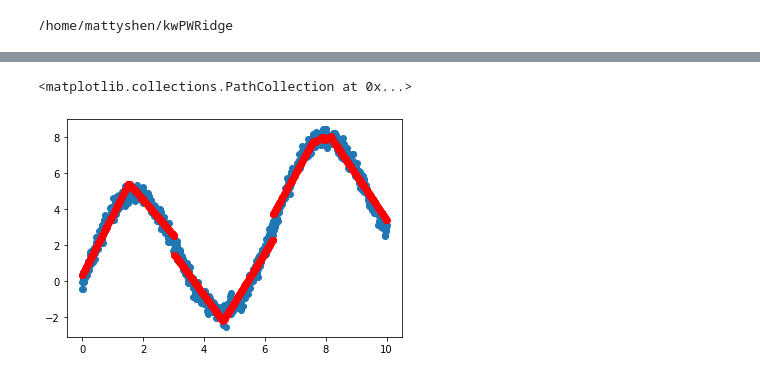
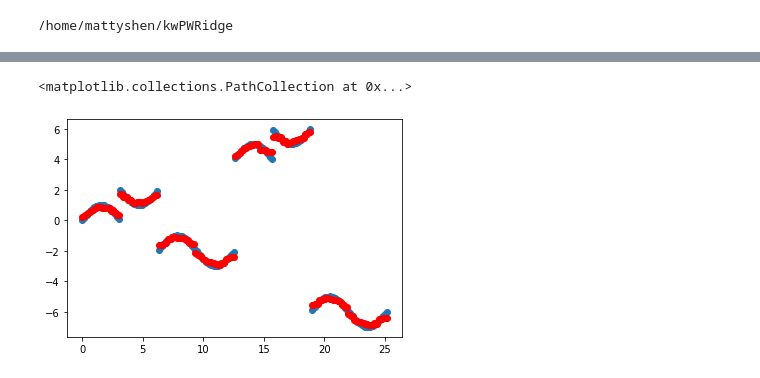
Before and after one commit to mattyshen/kwPWRidge, a Jupyter notebook: playground.ipynb, the cells around one changed output, grey strips where cells are left out. Cells and saved outputs as stored; diff of their text form; code cells hidden in the pictures.

Commit message:
shrinkage, local shrinkage

```diff
--- a/playground.ipynb
+++ b/playground.ipynb
@@ -169,6 +218,9 @@ lt.root.true_branch.true_branch.threshold
+# %%
+lt2 = LinearTree(max_depth = 7,  min_r2_gain = 0, alpha = 0.1, lam = 10, depth_shrink= 4)
+lt2.fit(data['X'].to_numpy().reshape(-1, 1), data['Y'].to_numpy().reshape(-1, 1))
 # %%
-plt.scatter(X_train, y_train)
-plt.scatter(X_train, lt.predict(X_train), color = 'red')
+plt.scatter(data['X'].to_numpy().reshape(-1, 1), data['Y'].to_numpy().reshape(-1, 1))
+plt.scatter(data['X'].to_numpy().reshape(-1, 1), lt2.predict(data['X'].to_numpy().reshape(-1, 1)), color = 'red')
 # %% [output]
 <matplotlib.collections.PathCollection at 0x...>
-[figure, old version]
+[figure, new version]
```
Also changed, not shown: parts of 17 cells of this notebook, 2 other files.
